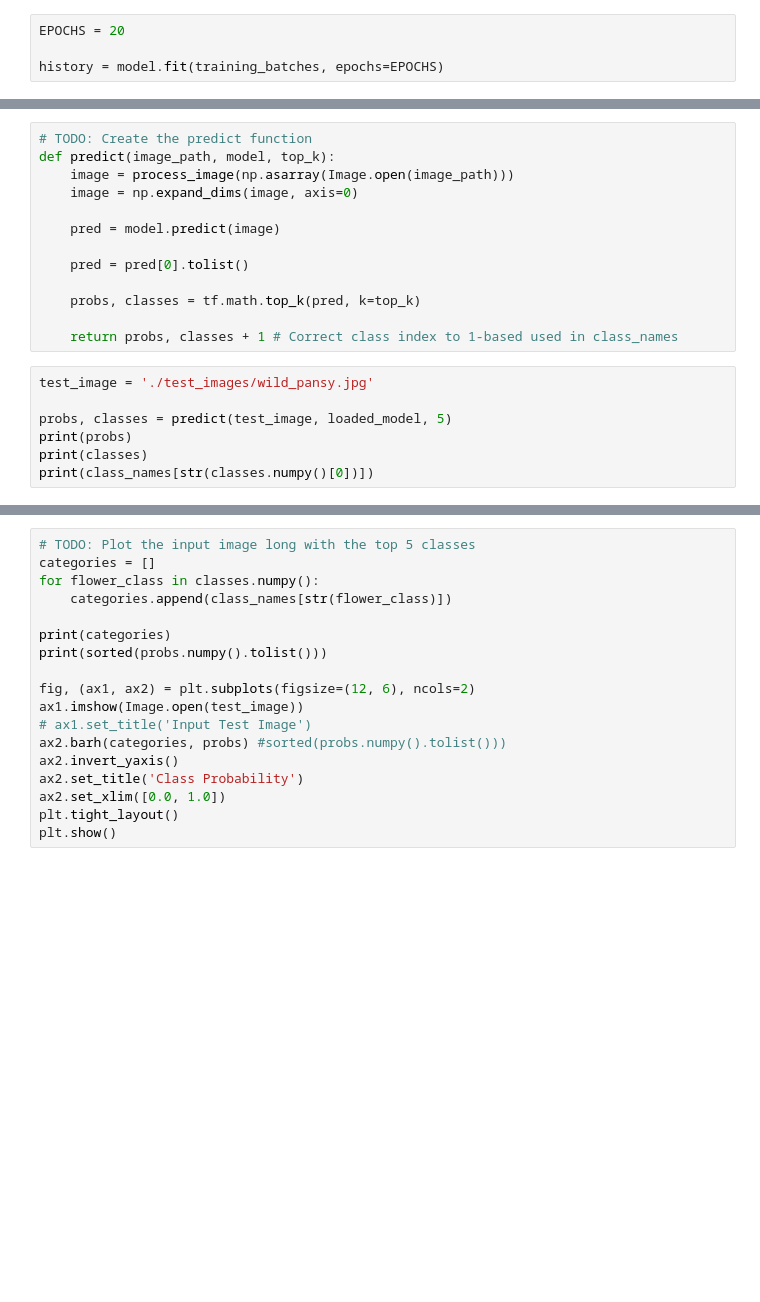
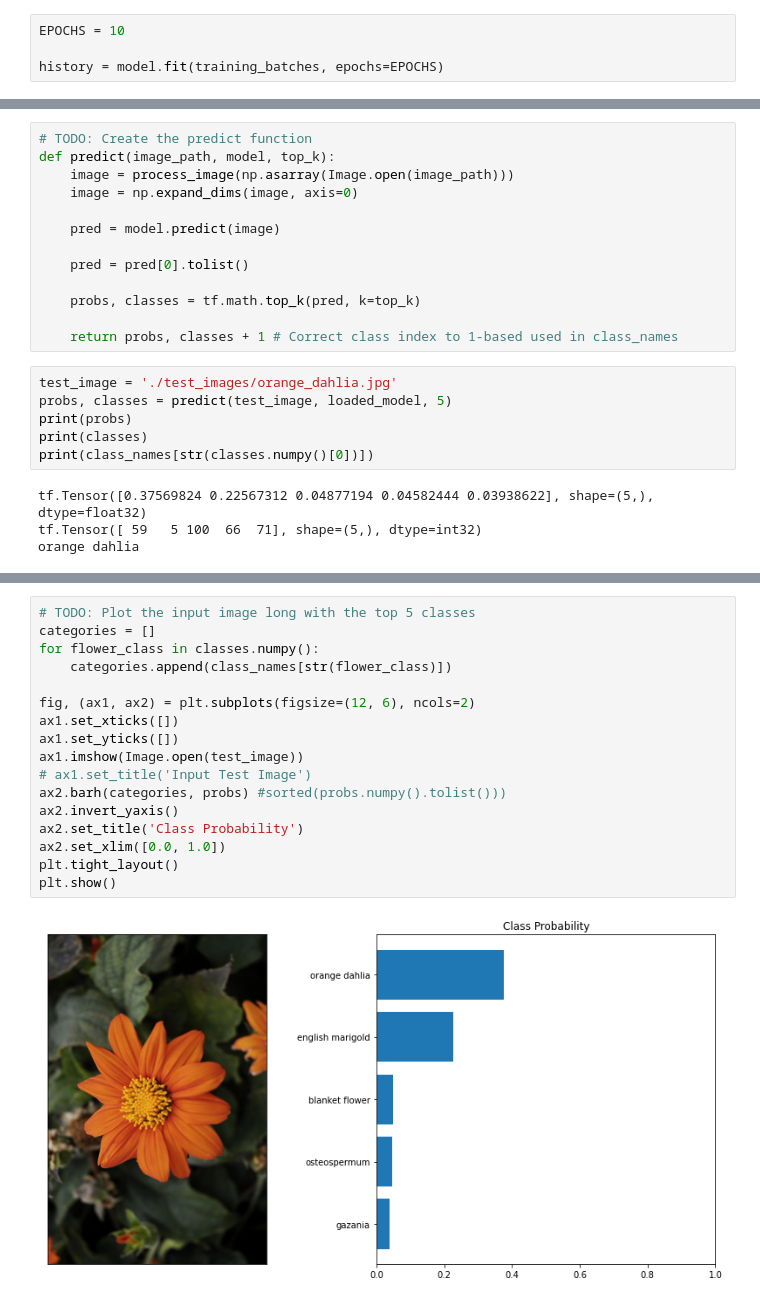
Before and after one commit to tom-itl/Machine_Learning, a Jupyter notebook: p2_image_classifier/Project_Image_Classifier_Project.ipynb, the cells around one changed output, grey strips where cells are left out. Drawn from its saved outputs; the diff is of its cells as text; blank space fills up the shorter version.

Commit message:
Re-trained model w/ fewer epochs; comments & cleanup.

```diff
--- a/p2_image_classifier/Project_Image_Classifier_Project.ipynb
+++ b/p2_image_classifier/Project_Image_Classifier_Project.ipynb
@@ -270,4 +206,4 @@ print(f'GPU Available? :: {tf.test.is_gpu_available()}')
 # %%
-EPOCHS = 20
+EPOCHS = 10
 
 history = model.fit(training_batches, epochs=EPOCHS)
@@ -423,12 +398,15 @@ def predict(image_path, model, top_k):
 
     return probs, classes + 1 # Correct class index to 1-based used in class_names
 # %%
-test_image = './test_images/wild_pansy.jpg'
-
+test_image = './test_images/orange_dahlia.jpg'
 probs, classes = predict(test_image, loaded_model, 5)
 print(probs)
 print(classes)
 print(class_names[str(classes.numpy()[0])])
+# %% [output]
+tf.Tensor([0.37569824 0.22567312 0.04877194 0.04582444 0.03938622], shape=(5,), dtype=float32)
+tf.Tensor([ 59   5 100  66  71], shape=(5,), dtype=int32)
+orange dahlia
 # %% [markdown]
 # Sanity Check
 
@@ -447,18 +425,19 @@ You can convert from the class integer labels to actual flower names using `clas
 # %%
 # TODO: Plot the input image long with the top 5 classes
 categories = []
 for flower_class in classes.numpy():
     categories.append(class_names[str(flower_class)])
 
-print(categories)
-print(sorted(probs.numpy().tolist()))
-
 fig, (ax1, ax2) = plt.subplots(figsize=(12, 6), ncols=2)
+ax1.set_xticks([])
+ax1.set_yticks([])
 ax1.imshow(Image.open(test_image))
 # ax1.set_title('Input Test Image')
 ax2.barh(categories, probs) #sorted(probs.numpy().tolist()))
 ax2.invert_yaxis()
 ax2.set_title('Class Probability')
 ax2.set_xlim([0.0, 1.0])
 plt.tight_layout()
 plt.show()
+# %% [output]
+[figure, added]
```
Also changed, not shown: parts of 12 cells of this notebook, 3 other files.
